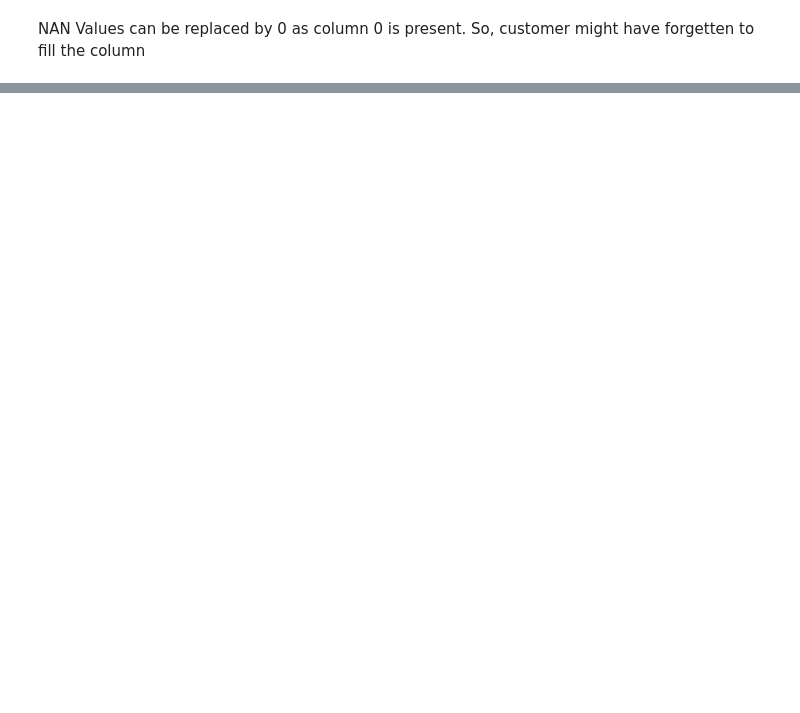
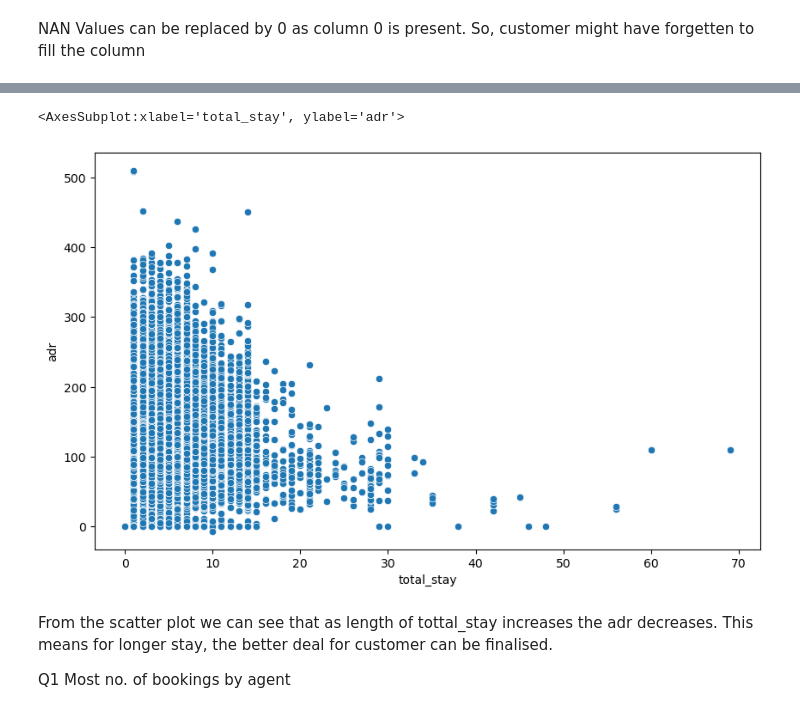
Before and after one commit to muchammadwr/EDA_hotel_bookings, a Jupyter notebook: hotel_bookings.ipynb, the cells around one changed output, grey strips where cells are left out. Cells and saved outputs as stored; diff of their text form; code cells hidden in the pictures; blank space fills up the shorter version.

```diff
--- a/hotel_bookings.ipynb
+++ b/hotel_bookings.ipynb
@@ -256,0 +523,12 @@ NAN Values can be replaced by 0 as column 0 is present. So, customer might have
+# %%
+df1.drop(df1[df1.adr > 5000].index, inplace= True)
+# %%
+plt.figure(figsize=(10,6),dpi =100)
+sns.scatterplot(df1.total_stay,df1.adr)
+# %% [output]
+<AxesSubplot:xlabel='total_stay', ylabel='adr'>
+[figure, added]
+# %% [markdown]
+From the scatter plot we can see that as length of tottal_stay increases the adr decreases. This means for longer stay, the better deal for customer can be finalised.
+
+Q1 Most no. of bookings by agent
```
Also changed, not shown: parts of 50 cells of this notebook.
